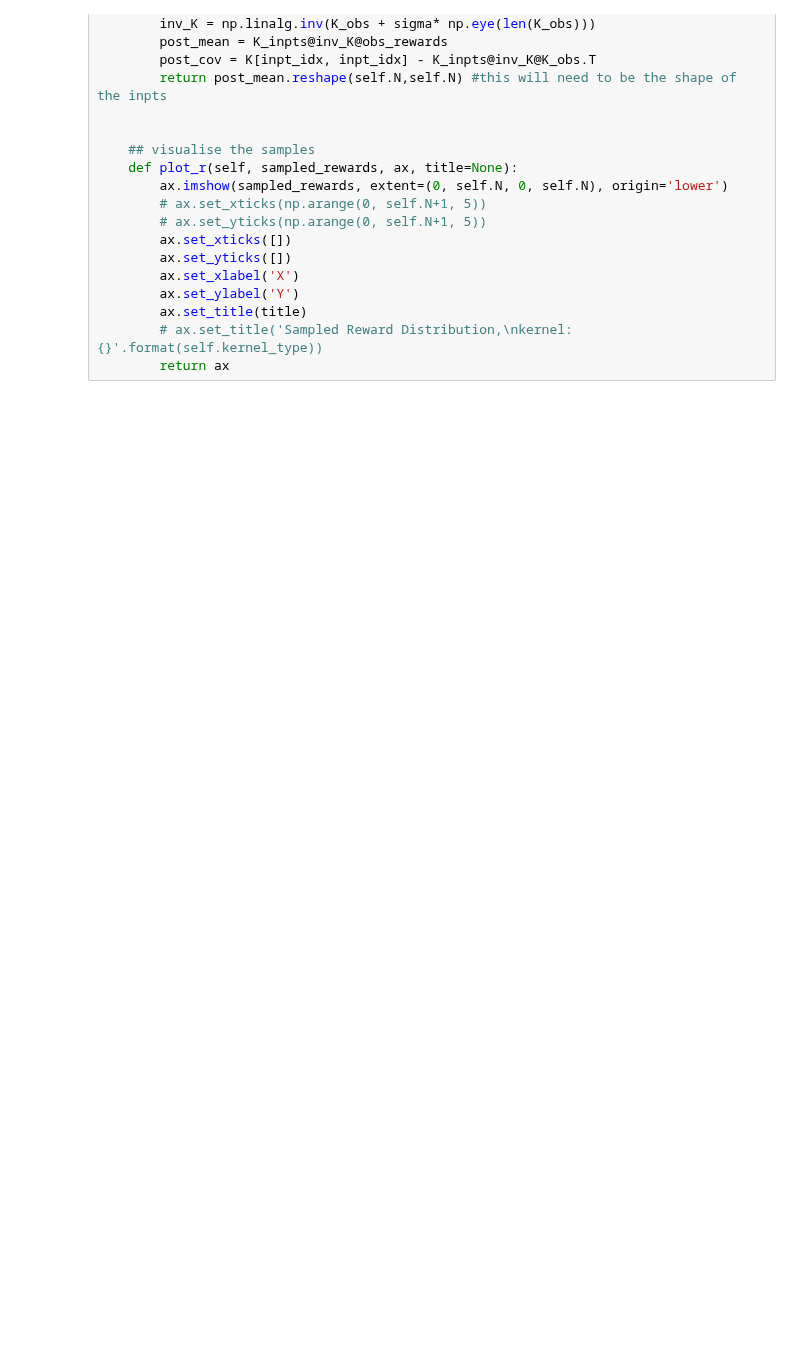
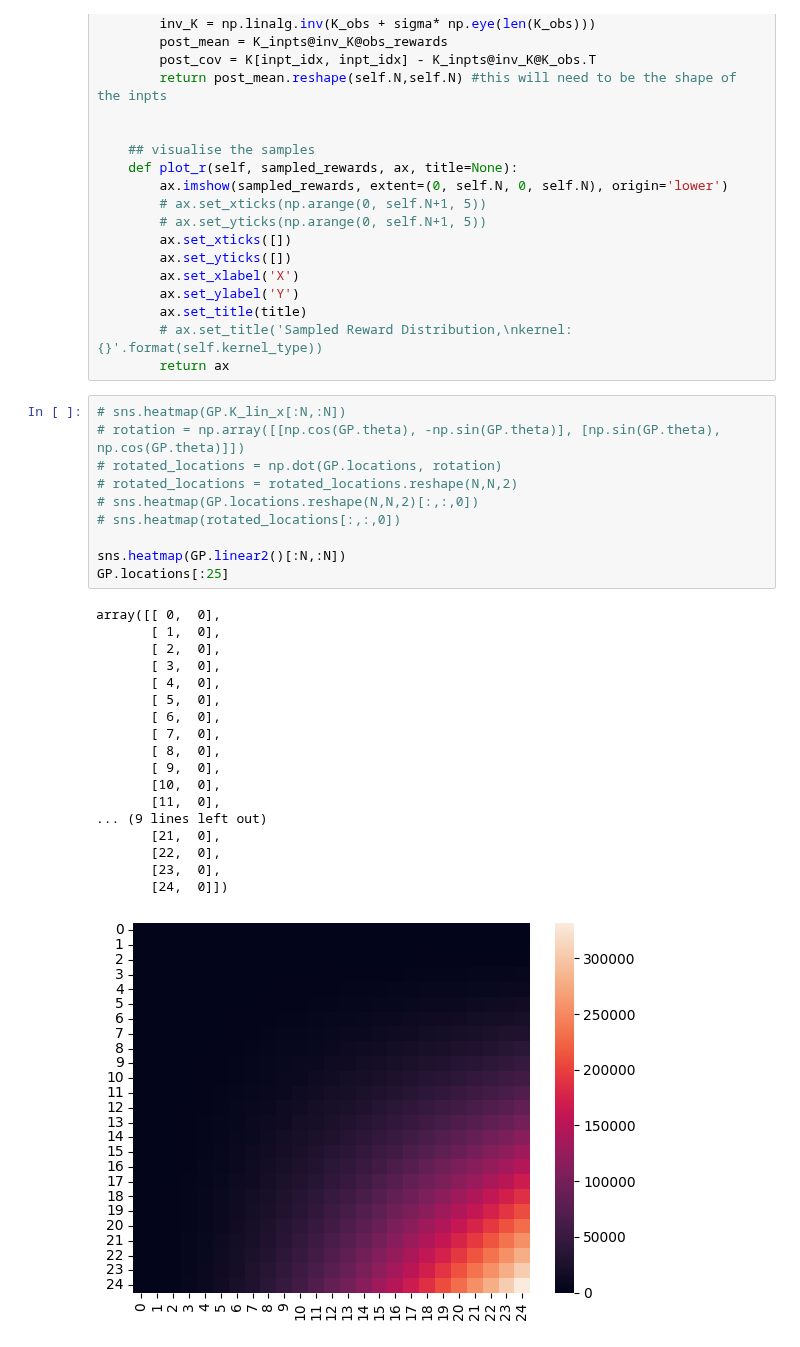
Before and after one commit to tgham/context_exploration, a Jupyter notebook: GP_worlds.ipynb, the cells around one changed output. Cells and saved outputs as stored; diff of their text form; blank space fills up the shorter version.

Commit message:
linear needs fixing

```diff
--- a/GP_worlds.ipynb
+++ b/GP_worlds.ipynb
@@ -191,6 +191,35 @@ class GP_world():
         ax.set_title(title)
         # ax.set_title('Sampled Reward Distribution,\nkernel: {}'.format(self.kernel_type))
         return ax
+# %%
+# sns.heatmap(GP.K_lin_x[:N,:N])
+# rotation = np.array([[np.cos(GP.theta), -np.sin(GP.theta)], [np.sin(GP.theta), np.cos(GP.theta)]])
+# rotated_locations = np.dot(GP.locations, rotation)
+# rotated_locations = rotated_locations.reshape(N,N,2)
+# sns.heatmap(GP.locations.reshape(N,N,2)[:,:,0])
+# sns.heatmap(rotated_locations[:,:,0])
+
+sns.heatmap(GP.linear2()[:N,:N])
+GP.locations[:25]
+# %% [output]
+array([[ 0,  0],
+       [ 1,  0],
+       [ 2,  0],
+       [ 3,  0],
+       [ 4,  0],
+       [ 5,  0],
+       [ 6,  0],
+       [ 7,  0],
+       [ 8,  0],
+       [ 9,  0],
+       [10,  0],
+       [11,  0],
+... (9 lines left out)
+       [21,  0],
+       [22,  0],
+       [23,  0],
+       [24,  0]])
+[figure, added]
 # %%
 ## initialise the GP
 GP_params = {
```
Also changed, not shown: parts of 4 cells of this notebook, 1 other file.
